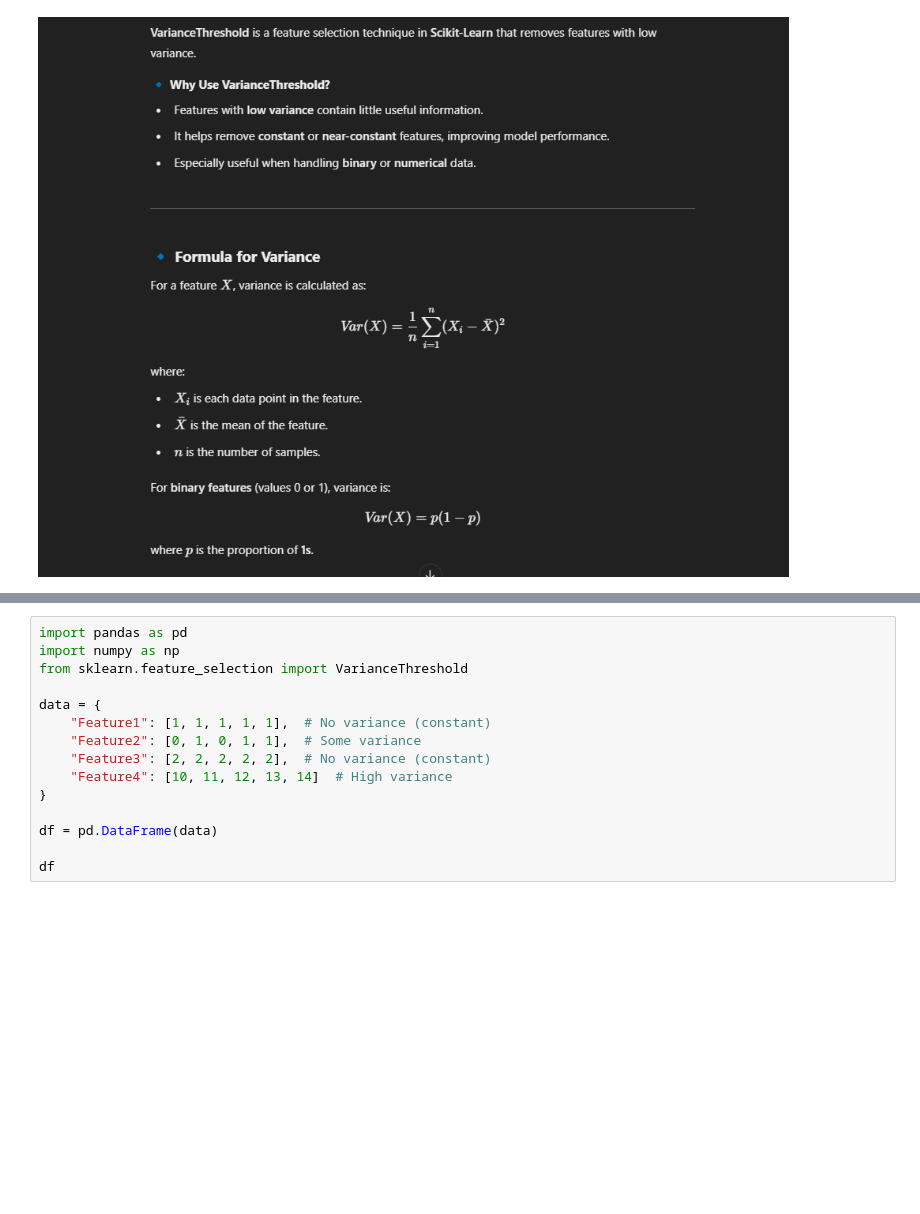
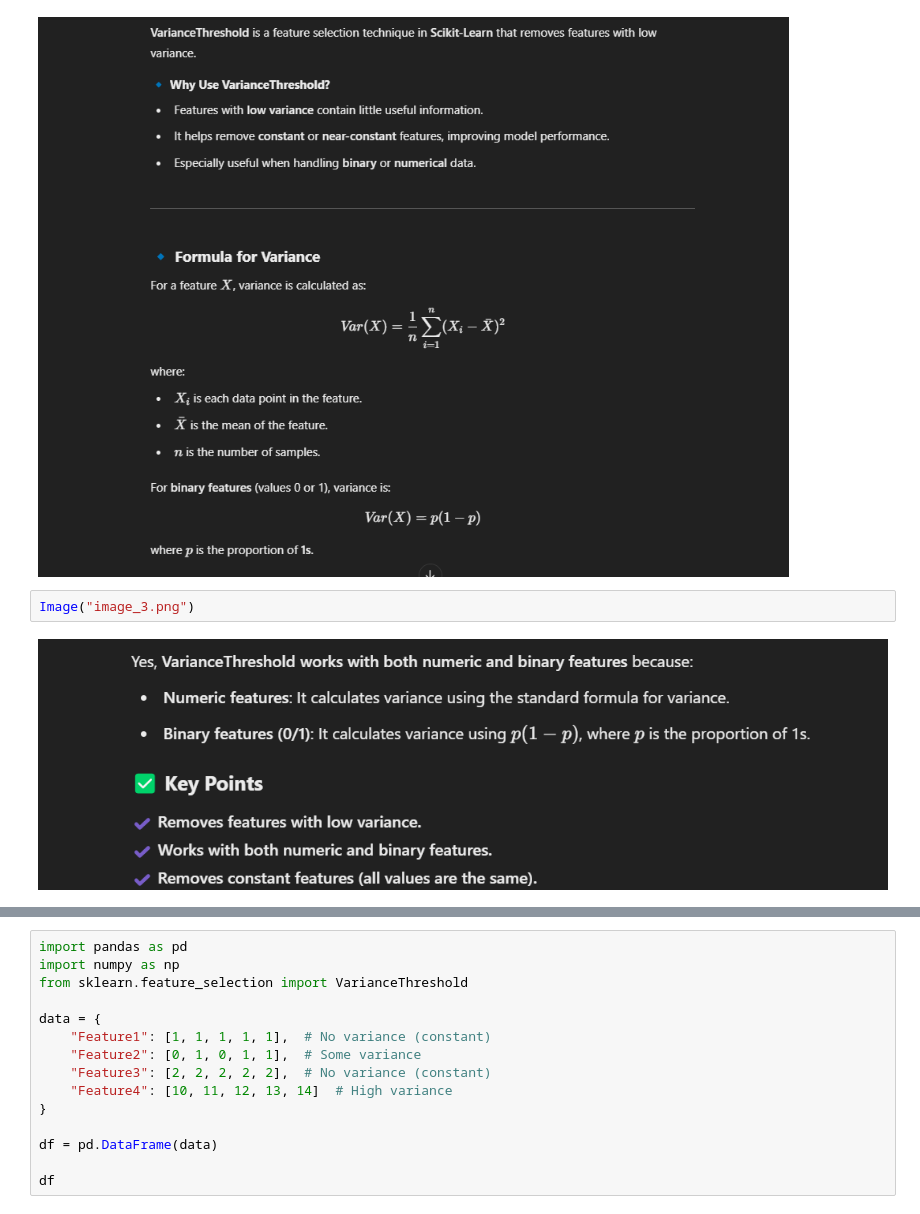
Before and after one commit to sreekanthTa/FeatureSelection, a Jupyter notebook: Filters/1.VarianceThreshold/notebook.ipynb, the cells around one changed output, grey strips where cells are left out. Cells and saved outputs as stored; diff of their text form; blank space fills up the shorter version.

```diff
--- a/Filters/1.VarianceThreshold/notebook.ipynb
+++ b/Filters/1.VarianceThreshold/notebook.ipynb
@@ -4,4 +4,8 @@ from IPython.display import Image
 Image("image_1.png")
 # %% [output]
 [figure]
+# %%
+Image("image_3.png")
+# %% [output]
+[figure, added]
 # %%
```
Also changed, not shown: parts of 1 cell of this notebook, 2 other files.
